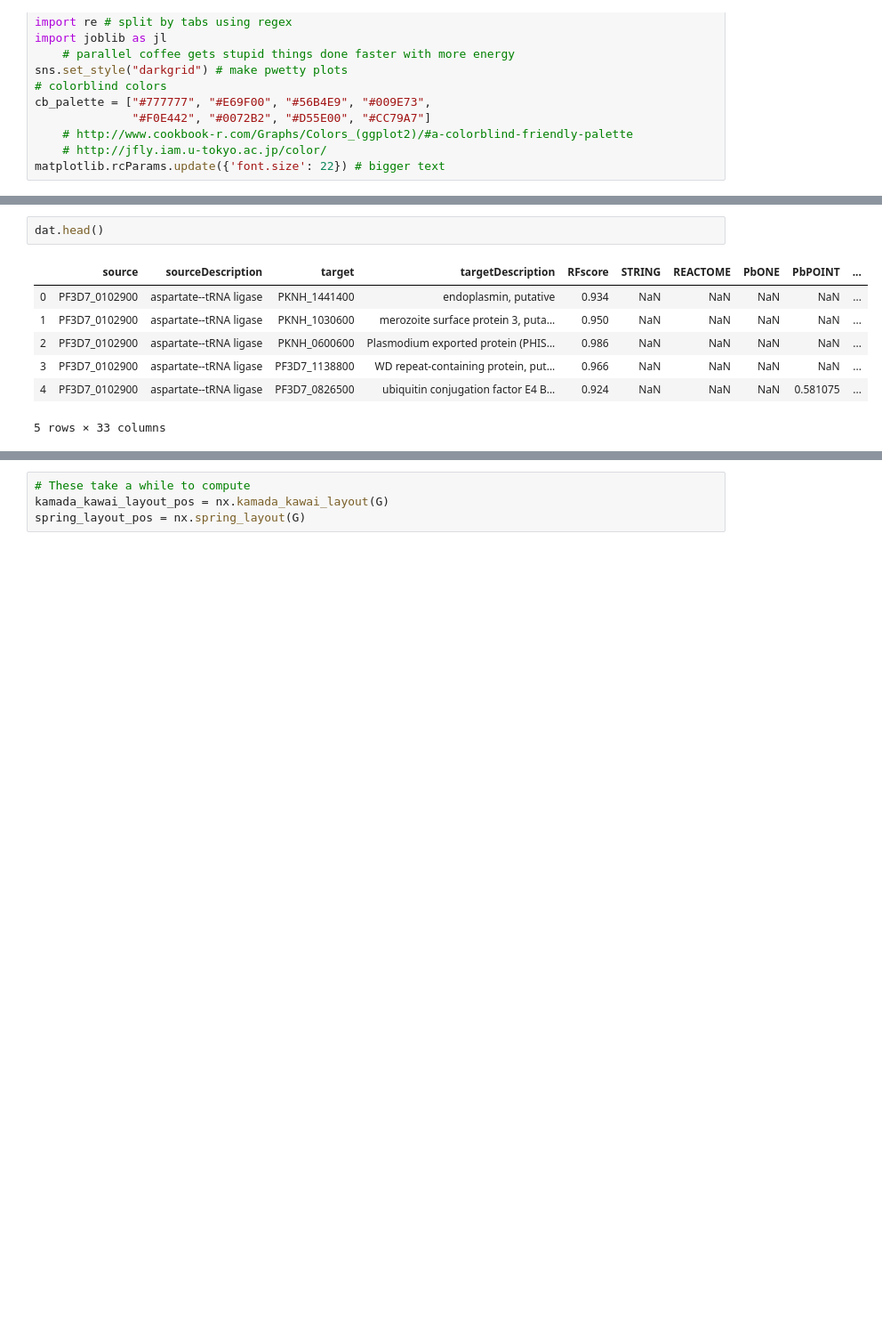
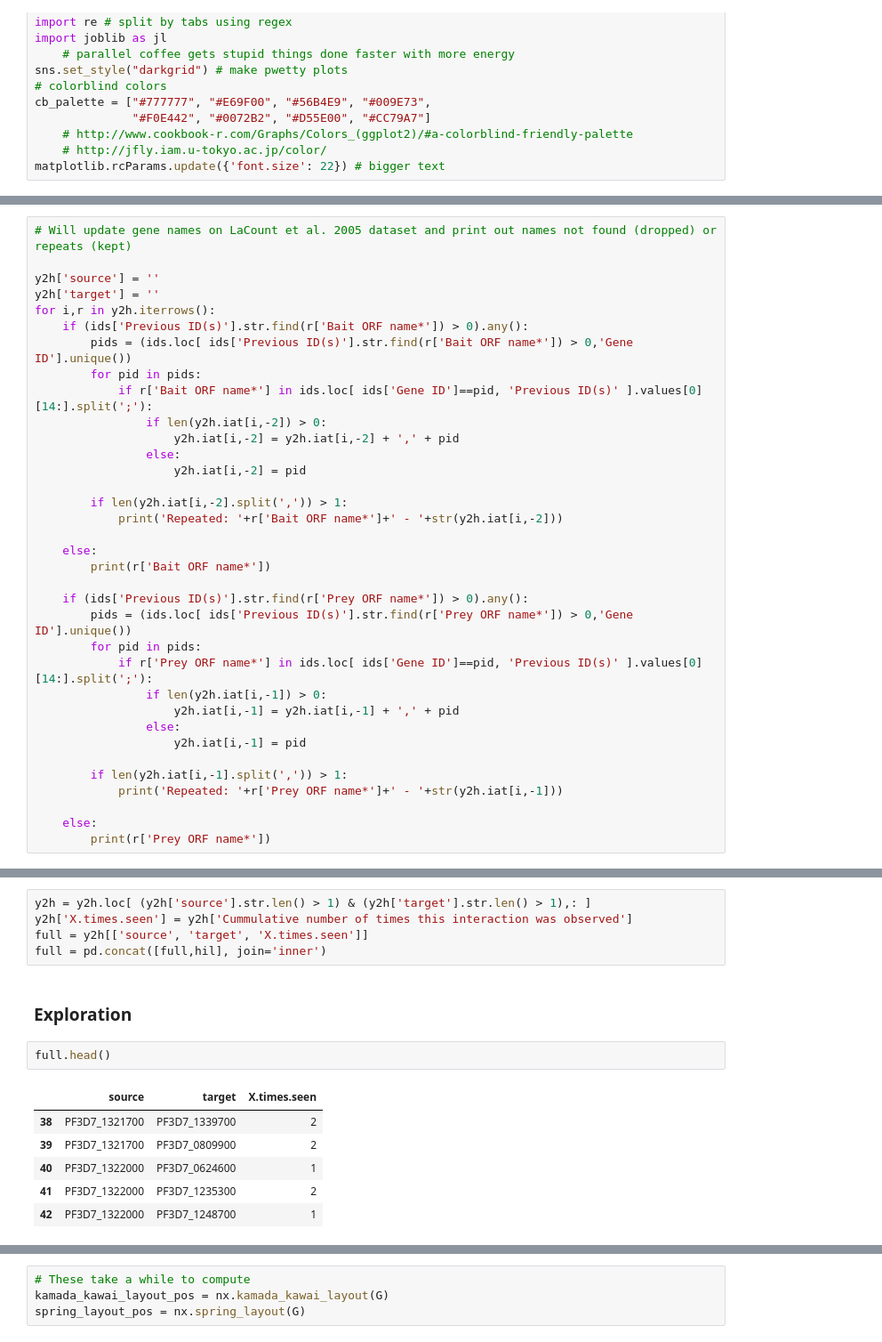
Before and after one commit to pablocarderam/Plasmodium_Interactome, a Jupyter notebook: preprocessing/Plasmodium_Interactome_Data_Wrangling.ipynb, the cells around one changed output, grey strips where cells are left out. Shown: that part at 89% size. Cells and saved outputs as stored; diff of their text form; blank space fills up the shorter version.

Commit message:
Integrated Y2H 2005 dataset.

```diff
--- a/preprocessing/Plasmodium_Interactome_Data_Wrangling.ipynb
+++ b/preprocessing/Plasmodium_Interactome_Data_Wrangling.ipynb
@@ -28,0 +35,35 @@ dat = pd.read_csv('plasmodium_interactome.csv') # import main data from paper
+# %%
+# Will update gene names on LaCount et al. 2005 dataset and print out names not found (dropped) or repeats (kept)
+
+y2h['source'] = ''
+y2h['target'] = ''
+for i,r in y2h.iterrows():
+    if (ids['Previous ID(s)'].str.find(r['Bait ORF name*']) > 0).any():
+        pids = (ids.loc[ ids['Previous ID(s)'].str.find(r['Bait ORF name*']) > 0,'Gene ID'].unique())
+        for pid in pids:
+            if r['Bait ORF name*'] in ids.loc[ ids['Gene ID']==pid, 'Previous ID(s)' ].values[0][14:].split(';'):
+                if len(y2h.iat[i,-2]) > 0:
+                    y2h.iat[i,-2] = y2h.iat[i,-2] + ',' + pid
+                else:
+                    y2h.iat[i,-2] = pid
+
+        if len(y2h.iat[i,-2].split(',')) > 1:
+            print('Repeated: '+r['Bait ORF name*']+' - '+str(y2h.iat[i,-2]))
+
+    else:
+        print(r['Bait ORF name*'])
+
+    if (ids['Previous ID(s)'].str.find(r['Prey ORF name*']) > 0).any():
+        pids = (ids.loc[ ids['Previous ID(s)'].str.find(r['Prey ORF name*']) > 0,'Gene ID'].unique())
+        for pid in pids:
+            if r['Prey ORF name*'] in ids.loc[ ids['Gene ID']==pid, 'Previous ID(s)' ].values[0][14:].split(';'):
+                if len(y2h.iat[i,-1]) > 0:
+                    y2h.iat[i,-1] = y2h.iat[i,-1] + ',' + pid
+                else:
+                    y2h.iat[i,-1] = pid
+
+        if len(y2h.iat[i,-1].split(',')) > 1:
+            print('Repeated: '+r['Prey ORF name*']+' - '+str(y2h.iat[i,-1]))
+
+    else:
+        print(r['Prey ORF name*'])
@@ -29,13 +88,19 @@ dat = pd.read_csv('plasmodium_interactome.csv') # import main data from paper
+# %%
+y2h = y2h.loc[ (y2h['source'].str.len() > 1) & (y2h['target'].str.len() > 1),: ]
+y2h['X.times.seen'] = y2h['Cummulative number of times this interaction was observed']
+full = y2h[['source', 'target', 'X.times.seen']]
+full = pd.concat([full,hil], join='inner')
+# %% [markdown]
+### Exploration
 # %%
-dat.head()
+full.head()
 # %% [output]
-|  | source | sourceDescription | target | targetDescription | RFscore | STRING | REACTOME | PbONE | PbPOINT | ... |
-| 0 | PF3D7_0102900 | aspartate--tRNA ligase | PKNH_1441400 | endoplasmin, putative | 0.934 | NaN | NaN | NaN | NaN | ... |
-| 1 | PF3D7_0102900 | aspartate--tRNA ligase | PKNH_1030600 | merozoite surface protein 3, puta... | 0.950 | NaN | NaN | NaN | NaN | ... |
-| 2 | PF3D7_0102900 | aspartate--tRNA ligase | PKNH_0600600 | Plasmodium exported protein (PHIS... | 0.986 | NaN | NaN | NaN | NaN | ... |
-| 3 | PF3D7_0102900 | aspartate--tRNA ligase | PF3D7_1138800 | WD repeat-containing protein, put... | 0.966 | NaN | NaN | NaN | NaN | ... |
-| 4 | PF3D7_0102900 | aspartate--tRNA ligase | PF3D7_0826500 | ubiquitin conjugation factor E4 B... | 0.924 | NaN | NaN | NaN | 0.581075 | ... |
+|  | source | target | X.times.seen |
+| 38 | PF3D7_1321700 | PF3D7_1339700 | 2 |
+| 39 | PF3D7_1321700 | PF3D7_0809900 | 2 |
+| 40 | PF3D7_1322000 | PF3D7_0624600 | 1 |
+| 41 | PF3D7_1322000 | PF3D7_1235300 | 2 |
+| 42 | PF3D7_1322000 | PF3D7_1248700 | 1 |
-5 rows × 33 columns
 # %%
 # Now we keep only what we'll feed into networkx format
 d = dat["source"] +" "+ dat["target"] + " {'weight':" + dat['X.times.seen'].astype(str) + "}"
```
Also changed, not shown: parts of 20 cells of this notebook, 9 other files.
